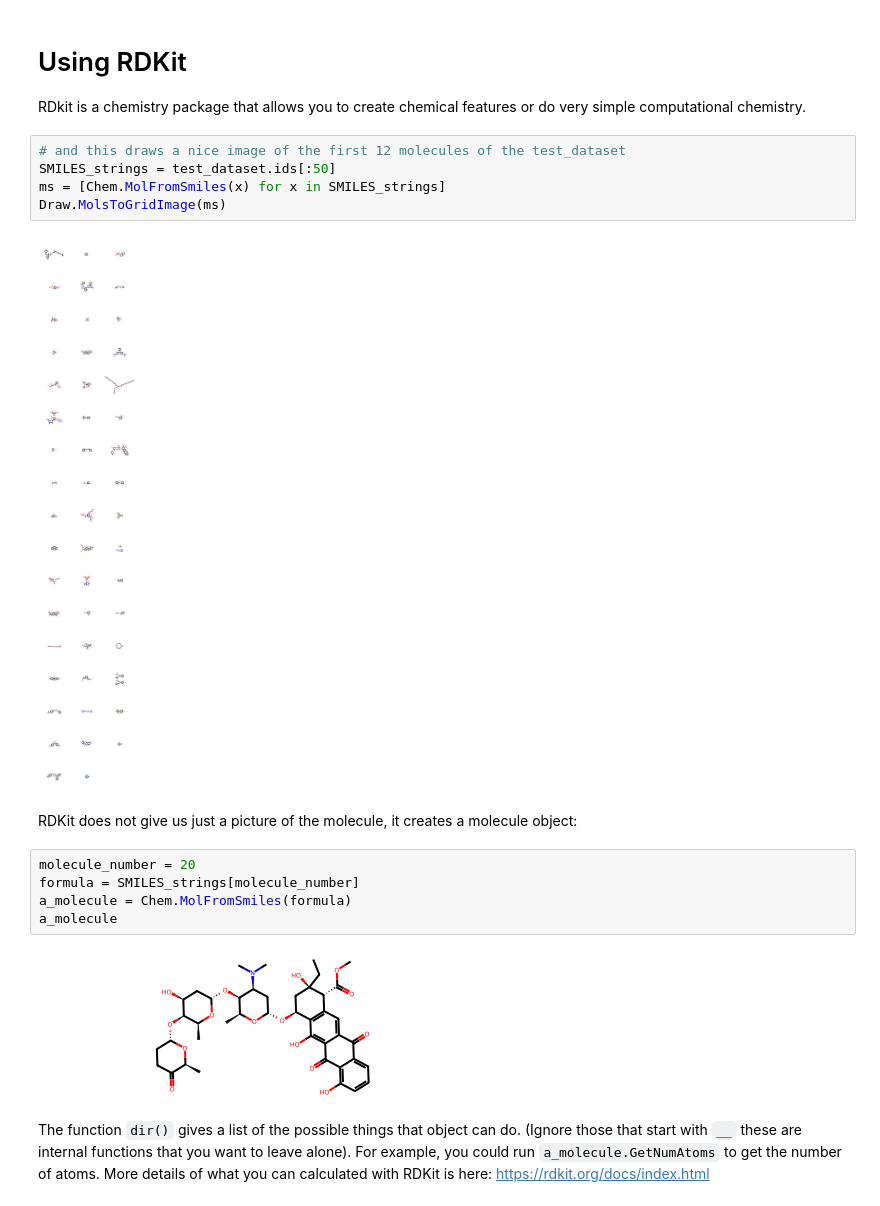
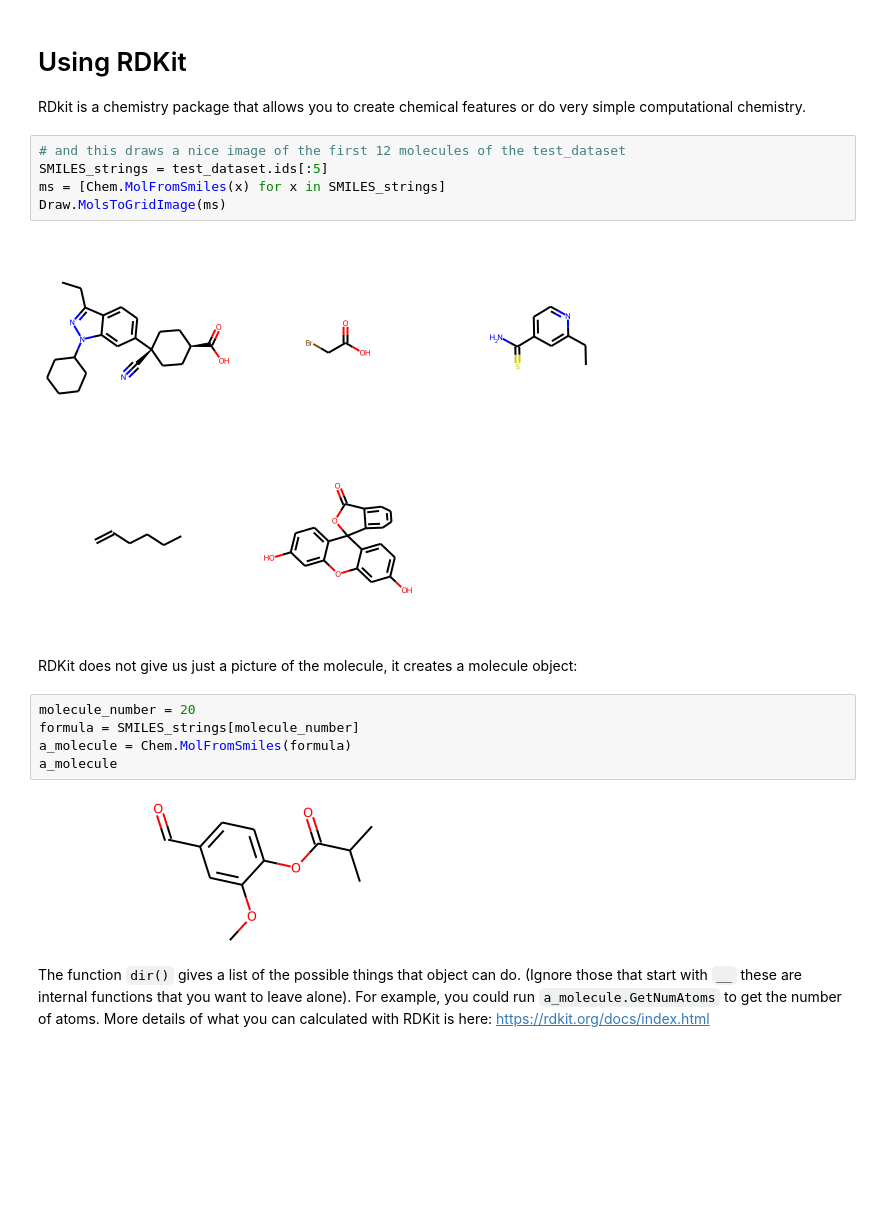
Before and after one commit to Willjterwright/grpA, a Jupyter notebook: TECS PhD ML Rotation Tox21.ipynb, the cells around one changed output. Saved outputs shown, nothing was run; the diff lists cells and outputs as text; blank space fills up the shorter version.

```diff
--- a/TECS PhD ML Rotation Tox21.ipynb
+++ b/TECS PhD ML Rotation Tox21.ipynb
@@ -177,11 +178,11 @@ array([0., 0., 0., 0., 0., 0., 0., 0., 0., 0., 1., 0., 0., 0., 0., 0., 0.,
 RDkit is a chemistry package that allows you to create chemical features or do very simple computational chemistry.
 # %%
 # and this draws a nice image of the first 12 molecules of the test_dataset
-SMILES_strings = test_dataset.ids[:50]
+SMILES_strings = test_dataset.ids[:5]
 ms = [Chem.MolFromSmiles(x) for x in SMILES_strings]
 Draw.MolsToGridImage(ms)
 # %% [output]
-[figure, old version]
+[figure, new version]
 # %% [markdown]
 RDKit does not give us just a picture of the molecule, it creates a molecule object:
 # %%
@@ -190,7 +191,7 @@ formula = SMILES_strings[molecule_number]
 a_molecule = Chem.MolFromSmiles(formula)
 a_molecule
 # %% [output]
-[figure, old version]
+[figure, new version]
 # %% [markdown]
 The function `dir()` gives a list of the possible things that object can do. (Ignore those that start with ``__`` these are internal functions that you want to leave alone). For example, you could run `a_molecule.GetNumAtoms` to get the number of atoms. More details of what you can calculated with RDKit is here:
 https://rdkit.org/docs/index.html
```
Also changed, not shown: parts of 37 cells of this notebook.
